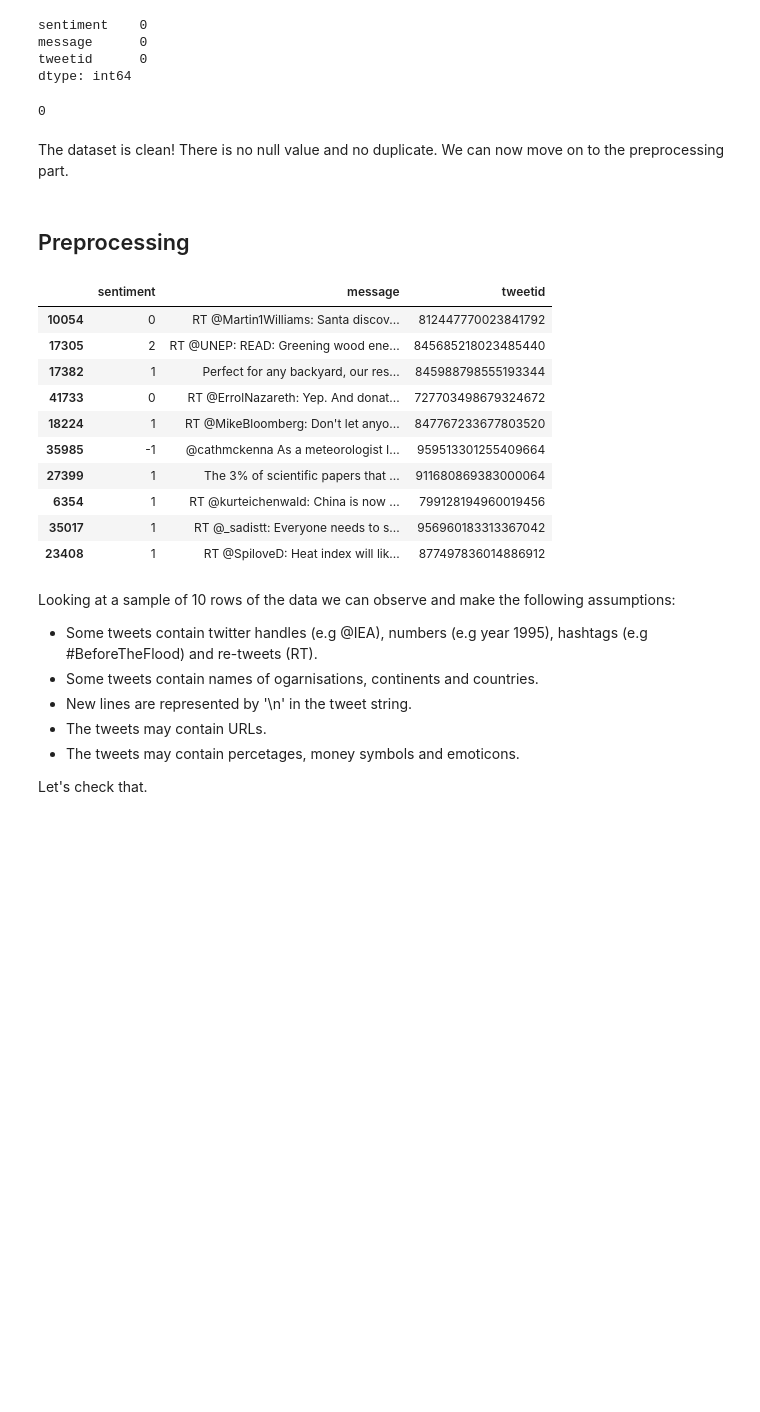
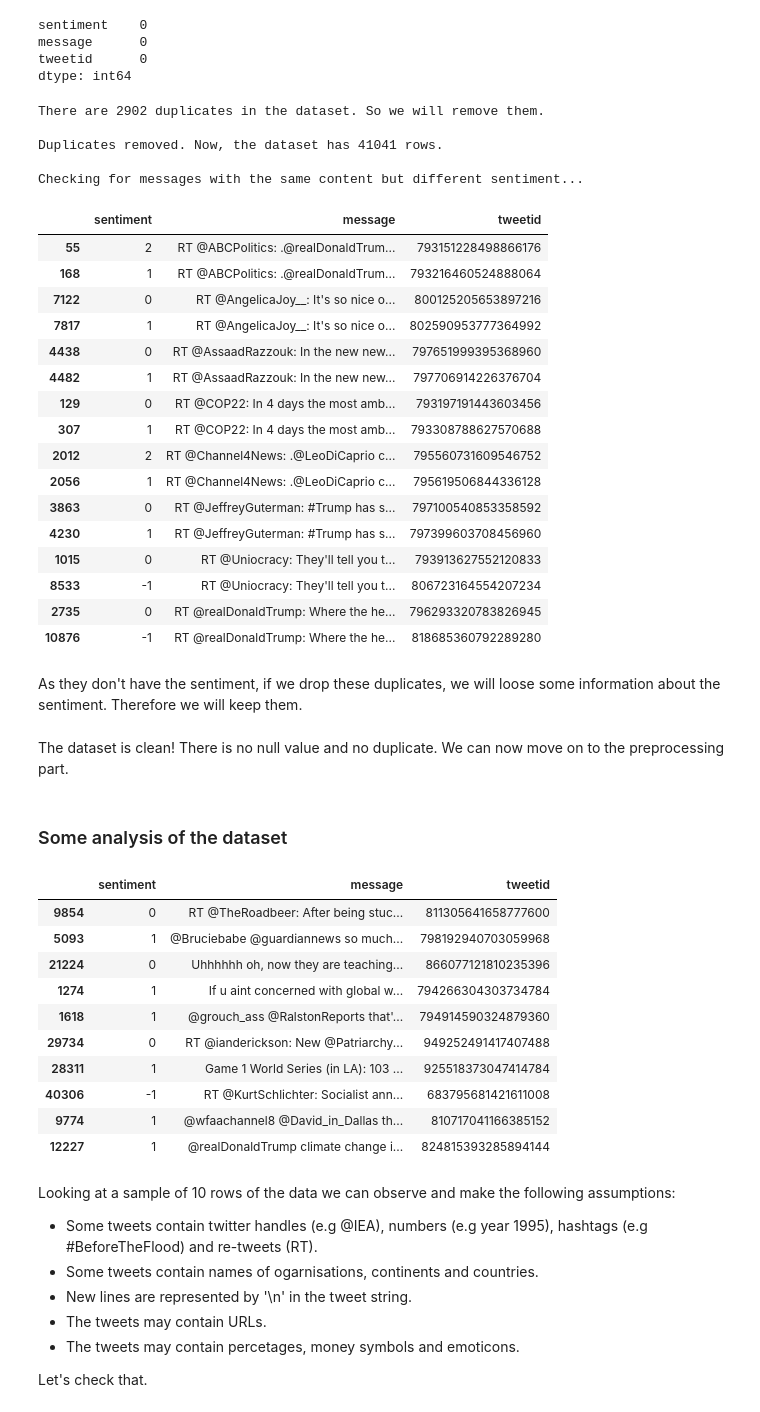
Before and after one commit to adevilde/Twitter-Climate-Change-Sentiment-Analysis, a Jupyter notebook: Twitter_Climate_Change_Sentiment.ipynb, the cells around one changed output. Cells and saved outputs as stored; diff of their text form; code cells hidden in the pictures; blank space fills up the shorter version.

Commit message:
Preprocessing NLP in progress

```diff
--- a/Twitter_Climate_Change_Sentiment.ipynb
+++ b/Twitter_Climate_Change_Sentiment.ipynb
@@ -99,28 +101,60 @@ sentiment    0
 message      0
 tweetid      0
 dtype: int64
-# %%
-df.duplicated().sum()
-# %% [output]
-0
+# %%
+print("There are", df.duplicated(['message', 'sentiment']).sum(), "duplicates in the dataset. So we will remove them. \n")
+
+df = df.drop_duplicates(['message','sentiment'])
+print("Duplicates removed. Now, the dataset has", df.shape[0], "rows. \n")
+
+# Check if there are messages with the same content but different sentiment
+print("Checking for messages with the same content but different sentiment... \n")
+
+duplicates = df[df.duplicated(['message'], keep=False)].sort_values(by=['message'])
+duplicates
+# %% [output]
+There are 2902 duplicates in the dataset. So we will remove them.
+
+Duplicates removed. Now, the dataset has 41041 rows.
+
+Checking for messages with the same content but different sentiment...
+|  | sentiment | message | tweetid |
+| 55 | 2 | RT @ABCPolitics: .@realDonaldTrum... | 793151228498866176 |
+| 168 | 1 | RT @ABCPolitics: .@realDonaldTrum... | 793216460524888064 |
+| 7122 | 0 | RT @AngelicaJoy__: It's so nice o... | 800125205653897216 |
+| 7817 | 1 | RT @AngelicaJoy__: It's so nice o... | 802590953777364992 |
+| 4438 | 0 | RT @AssaadRazzouk: In the new new... | 797651999395368960 |
+| 4482 | 1 | RT @AssaadRazzouk: In the new new... | 797706914226376704 |
+| 129 | 0 | RT @COP22: In 4 days the most amb... | 793197191443603456 |
+| 307 | 1 | RT @COP22: In 4 days the most amb... | 793308788627570688 |
+| 2012 | 2 | RT @Channel4News: .@LeoDiCaprio c... | 795560731609546752 |
+| 2056 | 1 | RT @Channel4News: .@LeoDiCaprio c... | 795619506844336128 |
+| 3863 | 0 | RT @JeffreyGuterman: #Trump has s... | 797100540853358592 |
+| 4230 | 1 | RT @JeffreyGuterman: #Trump has s... | 797399603708456960 |
+| 1015 | 0 | RT @Uniocracy: They'll tell you t... | 793913627552120833 |
+| 8533 | -1 | RT @Uniocracy: They'll tell you t... | 806723164554207234 |
+| 2735 | 0 | RT @realDonaldTrump: Where the he... | 796293320783826945 |
+| 10876 | -1 | RT @realDonaldTrump: Where the he... | 818685360792289280 |
+# %% [markdown]
+As they don't have the sentiment, if we drop these duplicates, we will loose some information about the sentiment. Therefore we will keep them.
 # %% [markdown]
 The dataset is clean! There is no null value and no duplicate. We can now move on to the preprocessing part.
-# %% [markdown]
-## Preprocessing
+# %% [markdown]
+### Some analysis of the dataset
 # %%
 df.sample(10)
 # %% [output]
 |  | sentiment | message | tweetid |
-| 10054 | 0 | RT @Martin1Williams: Santa discov... | 812447770023841792 |
-| 17305 | 2 | RT @UNEP: READ: Greening wood ene... | 845685218023485440 |
-| 17382 | 1 | Perfect for any backyard, our res... | 845988798555193344 |
-| 41733 | 0 | RT @ErrolNazareth: Yep. And donat... | 727703498679324672 |
-| 18224 | 1 | RT @MikeBloomberg: Don't let anyo... | 847767233677803520 |
-| 35985 | -1 | @cathmckenna As a meteorologist I... | 959513301255409664 |
-| 27399 | 1 | The 3% of scientific papers that ... | 911680869383000064 |
-| 6354 | 1 | RT @kurteichenwald: China is now ... | 799128194960019456 |
-| 35017 | 1 | RT @_sadistt: Everyone needs to s... | 956960183313367042 |
-| 23408 | 1 | RT @SpiloveD: Heat index will lik... | 877497836014886912 |
+| 9854 | 0 | RT @TheRoadbeer: After being stuc... | 811305641658777600 |
+| 5093 | 1 | @Bruciebabe @guardiannews so much... | 798192940703059968 |
+| 21224 | 0 | Uhhhhhh oh, now they are teaching... | 866077121810235396 |
+| 1274 | 1 | If u aint concerned with global w... | 794266304303734784 |
+| 1618 | 1 | @grouch_ass @RalstonReports that'... | 794914590324879360 |
+| 29734 | 0 | RT @ianderickson: New @Patriarchy... | 949252491417407488 |
+| 28311 | 1 | Game 1 World Series (in LA): 103 ... | 925518373047414784 |
+| 40306 | -1 | RT @KurtSchlichter: Socialist ann... | 683795681421611008 |
+| 9774 | 1 | @wfaachannel8 @David_in_Dallas th... | 810717041166385152 |
+| 12227 | 1 | @realDonaldTrump climate change i... | 824815393285894144 |
 # %% [markdown]
 Looking at a sample of 10 rows of the data we can observe and make the following assumptions:
 
```
Also changed, not shown: parts of 9 cells of this notebook.
